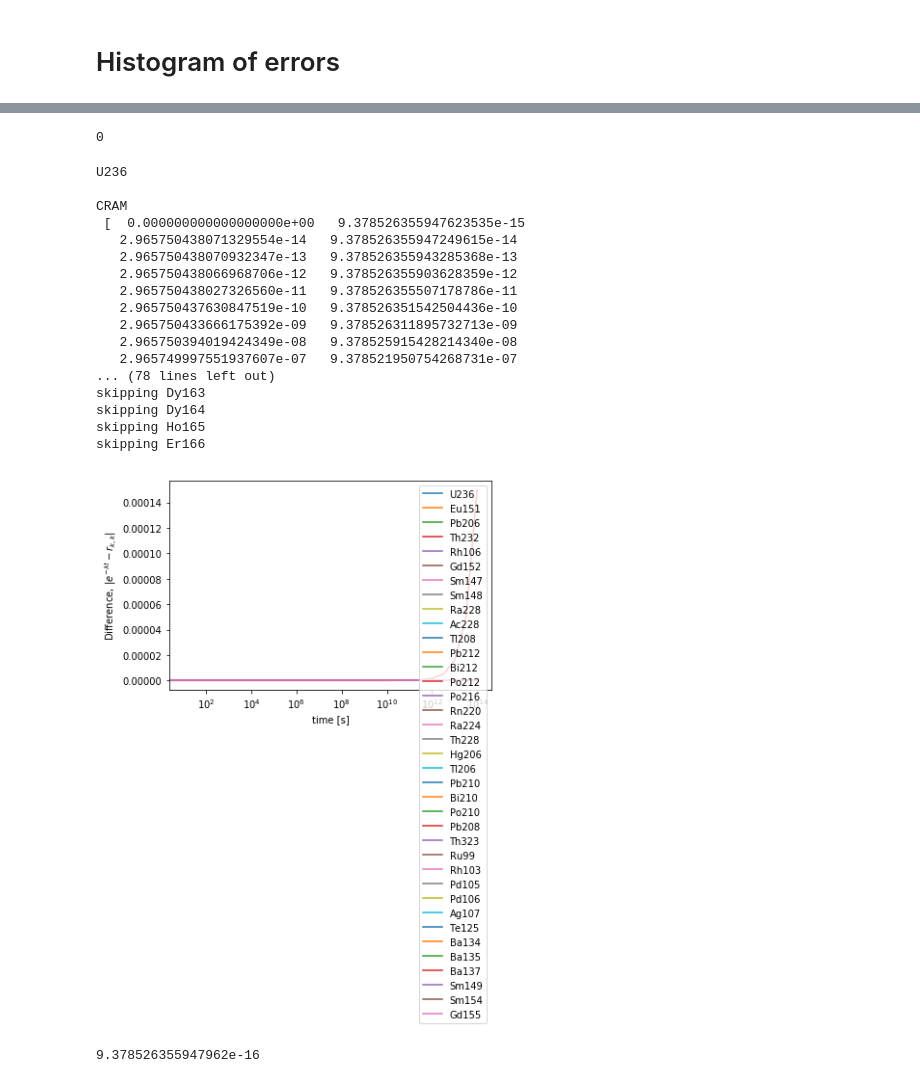
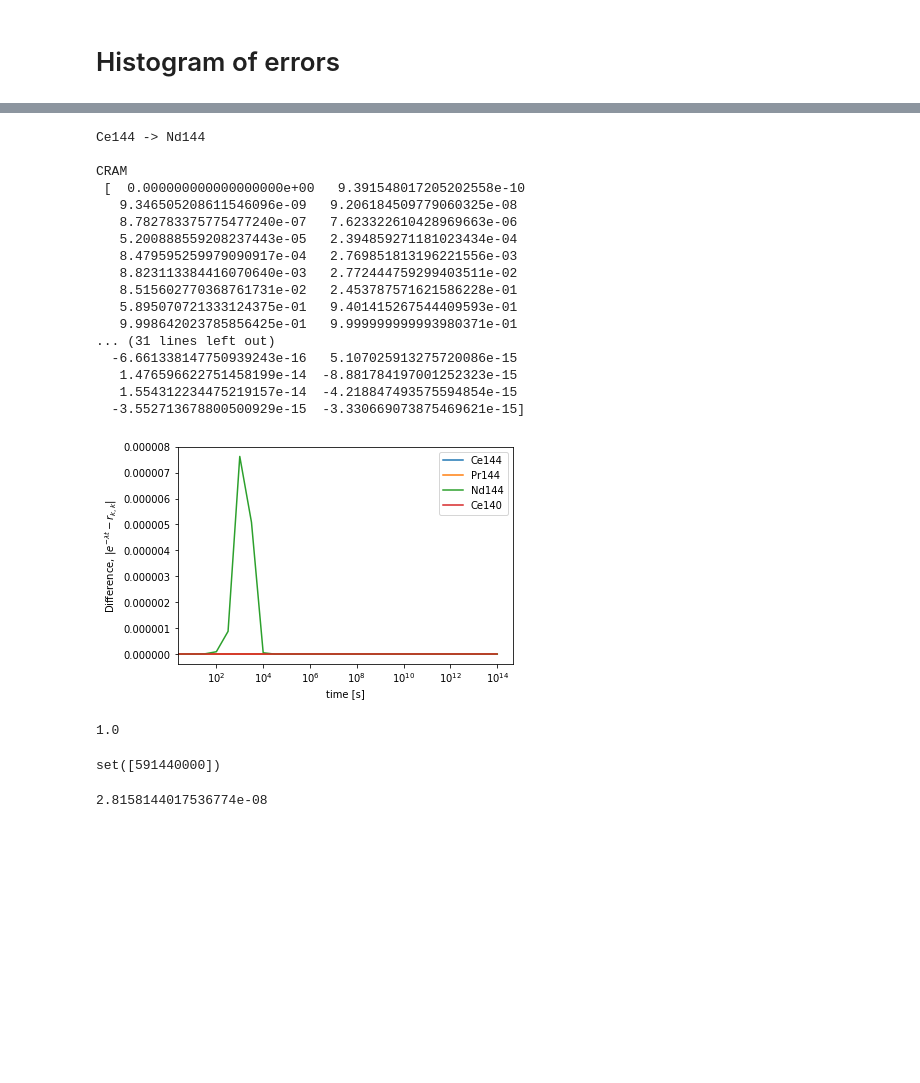
Before and after one commit to ergs/transmutagen-paper, a Jupyter notebook: decay_analysis.ipynb, the cells around one changed output, grey strips where cells are left out. Cells and saved outputs as stored; diff of their text form; code cells hidden in the pictures; blank space fills up the shorter version.

Commit message:
more decay analysis

```diff
--- a/decay_analysis.ipynb
+++ b/decay_analysis.ipynb
@@ -8,6 +8,8 @@ import tables as tb
 # %%
 %%time
 nucs = cram.NUCS
-nucs = ['Co59M', 'Np240M', 'Np240', 'U236']
+n = 16
+nucs = cram.NUCS[100*n:100*(n+1)]
+nucs = ['Cs144', 'Ba144', 'La144','Ce144', 'Pr144', 'Nd144', 'Ce140']
 batemans, crammeds, diagexps = run_nuclides(nucs=nucs, verbose=True)
 # %% [output]
@@ -141,35 +135,39 @@ plt.ylabel('Count')
-# %%
-(diff_arrs >= 0.999).sum()
-# %% [output]
-0
 # %%
-nuc = 'U236'
-ouc = 'Th232'
-print(nuc + '\n')
+nuc = 'Ce144'
+ouc = 'Nd144'
+print(nuc + ' -> ' + ouc + '\n')
 print('CRAM\n', crammeds[nuc][ouc])
 print('Bateman\n', batemans[nuc][ouc])
 print('Diff\n', batemans[nuc][ouc] - crammeds[nuc][ouc])
 bateman_diff_plot(nuc, batemans=batemans, crammeds=crammeds)
 # %% [output]
-U236
+Ce144 -> Nd144
 
 CRAM
- [  0.000000000000000000e+00   9.378526355947623535e-15
-   2.965750438071329554e-14   9.378526355947249615e-14
-   2.965750438070932347e-13   9.378526355943285368e-13
-   2.965750438066968706e-12   9.378526355903628359e-12
-   2.965750438027326560e-11   9.378526355507178786e-11
-   2.965750437630847519e-10   9.378526351542504436e-10
-   2.965750433666175392e-09   9.378526311895732713e-09
-   2.965750394019424349e-08   9.378525915428214340e-08
-   2.965749997551937607e-07   9.378521950754268731e-07
-... (78 lines left out)
-skipping Dy163
-skipping Dy164
-skipping Ho165
-skipping Er166
+ [  0.000000000000000000e+00   9.391548017205202558e-10
+   9.346505208611546096e-09   9.206184509779060325e-08
+   8.782783375775477240e-07   7.623322610428969663e-06
+   5.200888559208237443e-05   2.394859271181023434e-04
+   8.479595259979090917e-04   2.769851813196221556e-03
+   8.823113384416070640e-03   2.772444759299403511e-02
+   8.515602770368761731e-02   2.453787571621586228e-01
+   5.895070721333124375e-01   9.401415267544409593e-01
+   9.998642023785856425e-01   9.999999999993980371e-01
+... (31 lines left out)
+  -6.661338147750939243e-16   5.107025913275720086e-15
+   1.476596622751458199e-14  -8.881784197001252323e-15
+   1.554312234475219157e-14  -4.218847493575594854e-15
+  -3.552713678800500929e-15  -3.330669073875469621e-15]
-[figure, old version]
+[figure, new version]
+# %%
+data.branch_ratio('Ce144', 'Pr144')
+# %% [output]
+1.0
+# %%
+data.decay_children(nucname.id('Ce144'))
+# %% [output]
+set([591440000])
 # %%
-data.decay_const('U236')
+data.decay_const('Ce144')
 # %% [output]
-9.378526355947962e-16
+2.8158144017536774e-08
```
Also changed, not shown: parts of 22 cells of this notebook.
